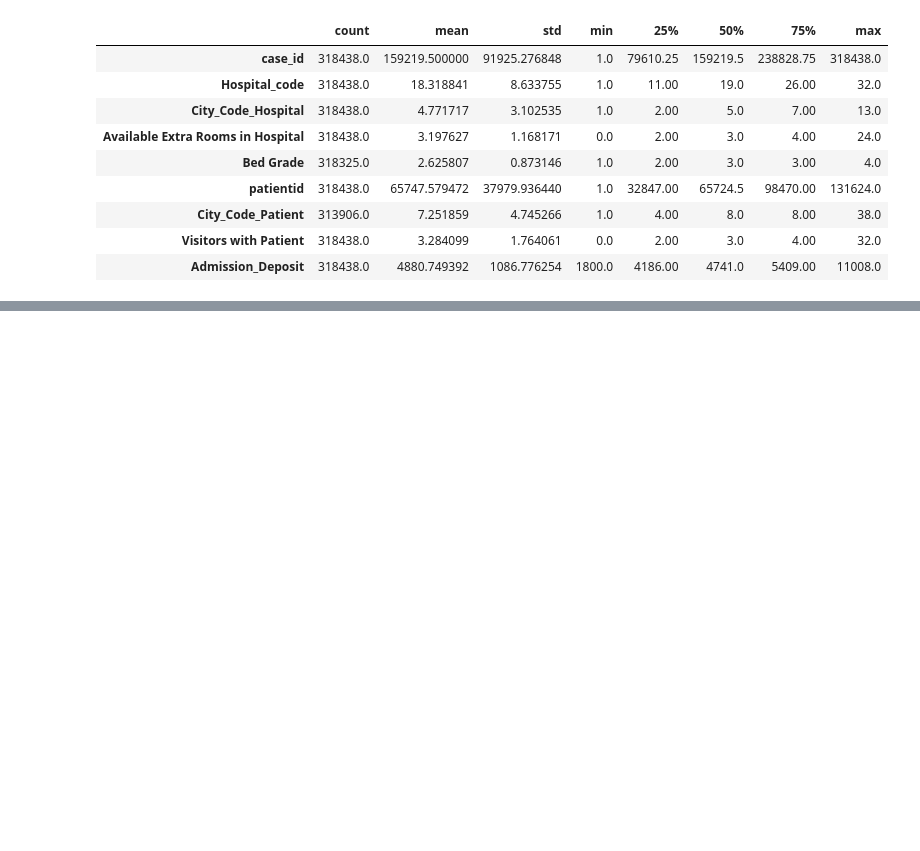
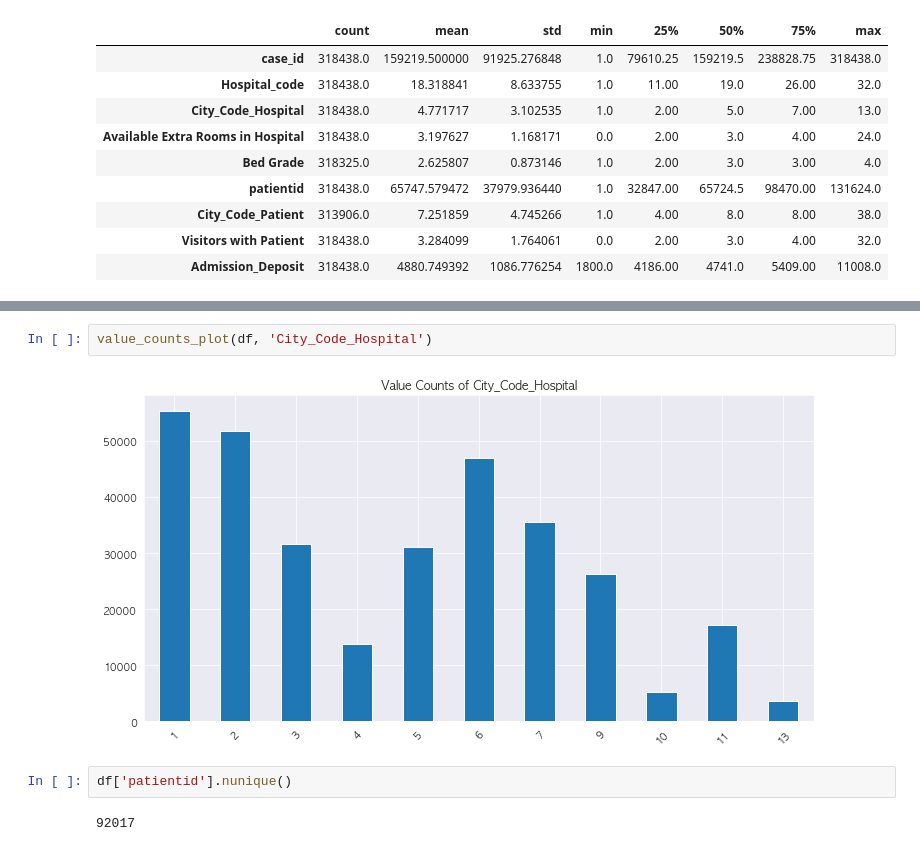
Before and after one commit to Rphabet/Imbalanced, a Jupyter notebook: EDA_and_class_definition.ipynb, the cells around one changed output, grey strips where cells are left out. Drawn from its saved outputs; the diff is of its cells as text; blank space fills up the shorter version.

```diff
--- a/EDA_and_class_definition.ipynb
+++ b/EDA_and_class_definition.ipynb
@@ -69,0 +197,8 @@ df['Stay'].value_counts().plot(kind='bar', ax=axes[0])
+# %%
+value_counts_plot(df, 'City_Code_Hospital')
+# %% [output]
+[figure, added]
+# %%
+df['patientid'].nunique()
+# %% [output]
+92017
```
Also changed, not shown: parts of 56 cells of this notebook.
